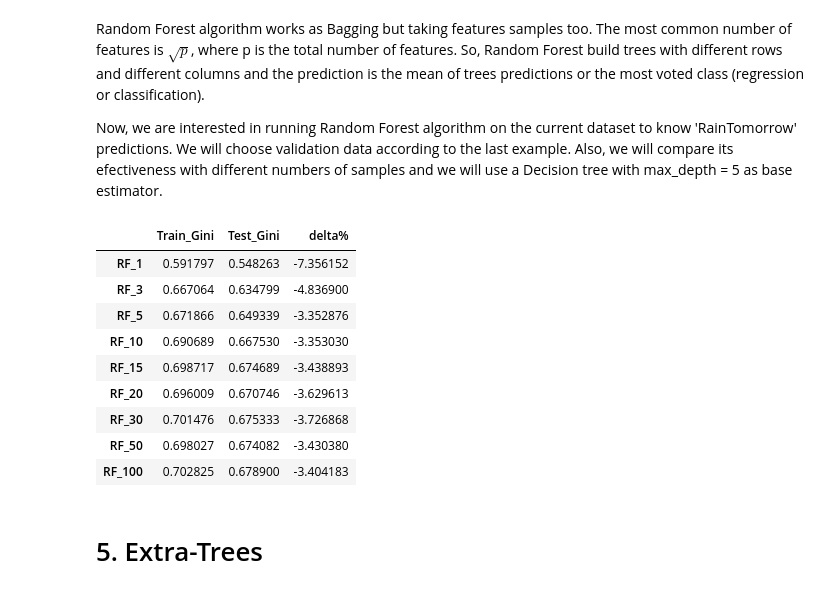
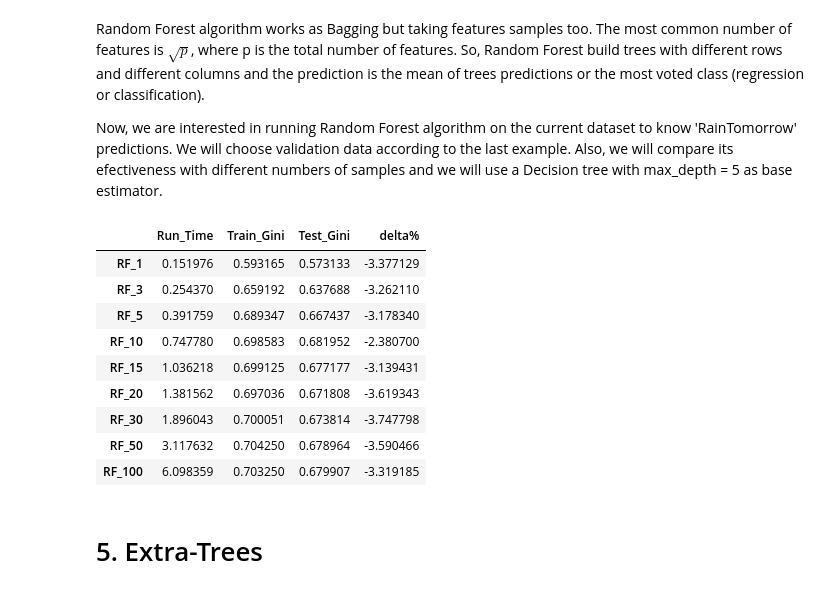
Before and after one commit to GinesMeca/TFG, a Jupyter notebook: notebooks/4. Bagging algorithms.ipynb, the cells around one changed output. Cells and saved outputs as stored; diff of their text form; code cells hidden in the pictures.

```diff
--- a/notebooks/4. Bagging algorithms.ipynb
+++ b/notebooks/4. Bagging algorithms.ipynb
@@ -56,6 +57,7 @@ test = weather[weather.Date >= test_date].fillna(-1)
 tree = DecisionTreeClassifier(max_depth = 5)
 metrics = {}
 for n_estimators in [1, 3, 5, 10, 15, 20, 30, 50, 100]:
+    start_time = time.time()
     model = BaggingClassifier(base_estimator = tree, n_estimators = n_estimators)
     model.fit(train[model_columns],train.RainTomorrow);
 
@@ -64,10 +66,11 @@ for n_estimators in [1, 3, 5, 10, 15, 20, 30, 50, 100]:
 
     metrics['Bag_'+ str(n_estimators)] = {
         'Train_Gini': 2*roc_auc_score(train.RainTomorrow, train_pred)-1,
-        'Test_Gini': 2*roc_auc_score(test.RainTomorrow, test_pred)-1
+        'Test_Gini': 2*roc_auc_score(test.RainTomorrow, test_pred)-1,
+        'Run_Time': time.time() - start_time
     }
 
-metrics_pd = pd.DataFrame.from_dict(metrics, orient='index',columns=['Train_Gini', 'Test_Gini'])
-metrics_pd['delta%'] = 100*(metrics_pd.Test_Gini - metrics_pd.Train_Gini) / metrics_pd.Train_Gini
-metrics_pd
+metrics_bag = pd.DataFrame.from_dict(metrics, orient='index',columns=['Run_Time', 'Train_Gini', 'Test_Gini'])
+metrics_bag['delta%'] = 100*(metrics_bag.Test_Gini - metrics_bag.Train_Gini) / metrics_bag.Train_Gini
+metrics_bag
 # %% [output]
@@ -90,32 +93,34 @@ Now, we are interested in running Random Forest algorithm on the current dataset
 # %%
 #We generate our Random Forest algorithms:
 metrics = {}
 for n_estimators in [1, 3, 5, 10, 15, 20, 30, 50, 100]:
+    start_time = time.time()
     model = RandomForestClassifier(n_estimators = n_estimators, max_depth = 5, max_features = 'sqrt')
     model.fit(train[model_columns],train.RainTomorrow);
 
     train_pred = model.predict_proba(train[model_columns])[:, 1]
     test_pred = model.predict_proba(test[model_columns])[:, 1]
 
     metrics['RF_'+ str(n_estimators)] = {
         'Train_Gini': 2*roc_auc_score(train.RainTomorrow, train_pred)-1,
-        'Test_Gini': 2*roc_auc_score(test.RainTomorrow, test_pred)-1
+        'Test_Gini': 2*roc_auc_score(test.RainTomorrow, test_pred)-1,
+        'Run_Time': time.time() - start_time
     }
 
-metrics_pd = pd.DataFrame.from_dict(metrics, orient='index',columns=['Train_Gini', 'Test_Gini'])
-metrics_pd['delta%'] = 100*(metrics_pd.Test_Gini - metrics_pd.Train_Gini) / metrics_pd.Train_Gini
-metrics_pd
+metrics_RF = pd.DataFrame.from_dict(metrics, orient='index',columns=['Run_Time', 'Train_Gini', 'Test_Gini'])
+metrics_RF['delta%'] = 100*(metrics_RF.Test_Gini - metrics_RF.Train_Gini) / metrics_RF.Train_Gini
+metrics_RF
 # %% [output]
-|  | Train_Gini | Test_Gini | delta% |
-| RF_1 | 0.591797 | 0.548263 | -7.356152 |
-| RF_3 | 0.667064 | 0.634799 | -4.836900 |
-| RF_5 | 0.671866 | 0.649339 | -3.352876 |
-| RF_10 | 0.690689 | 0.667530 | -3.353030 |
-| RF_15 | 0.698717 | 0.674689 | -3.438893 |
-| RF_20 | 0.696009 | 0.670746 | -3.629613 |
-| RF_30 | 0.701476 | 0.675333 | -3.726868 |
-| RF_50 | 0.698027 | 0.674082 | -3.430380 |
-| RF_100 | 0.702825 | 0.678900 | -3.404183 |
+|  | Run_Time | Train_Gini | Test_Gini | delta% |
+| RF_1 | 0.151976 | 0.593165 | 0.573133 | -3.377129 |
+| RF_3 | 0.254370 | 0.659192 | 0.637688 | -3.262110 |
+| RF_5 | 0.391759 | 0.689347 | 0.667437 | -3.178340 |
+| RF_10 | 0.747780 | 0.698583 | 0.681952 | -2.380700 |
+| RF_15 | 1.036218 | 0.699125 | 0.677177 | -3.139431 |
+| RF_20 | 1.381562 | 0.697036 | 0.671808 | -3.619343 |
+| RF_30 | 1.896043 | 0.700051 | 0.673814 | -3.747798 |
+| RF_50 | 3.117632 | 0.704250 | 0.678964 | -3.590466 |
+| RF_100 | 6.098359 | 0.703250 | 0.679907 | -3.319185 |
 # %% [markdown]
 # 5. Extra-Trees
 # %% [markdown]
```
Also changed, not shown: parts of 6 cells of this notebook, 3 other files.
